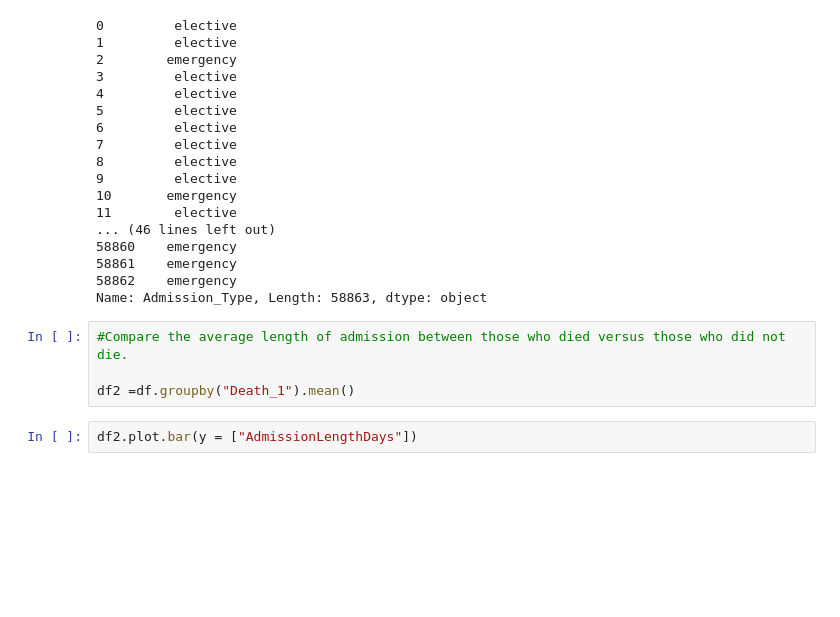
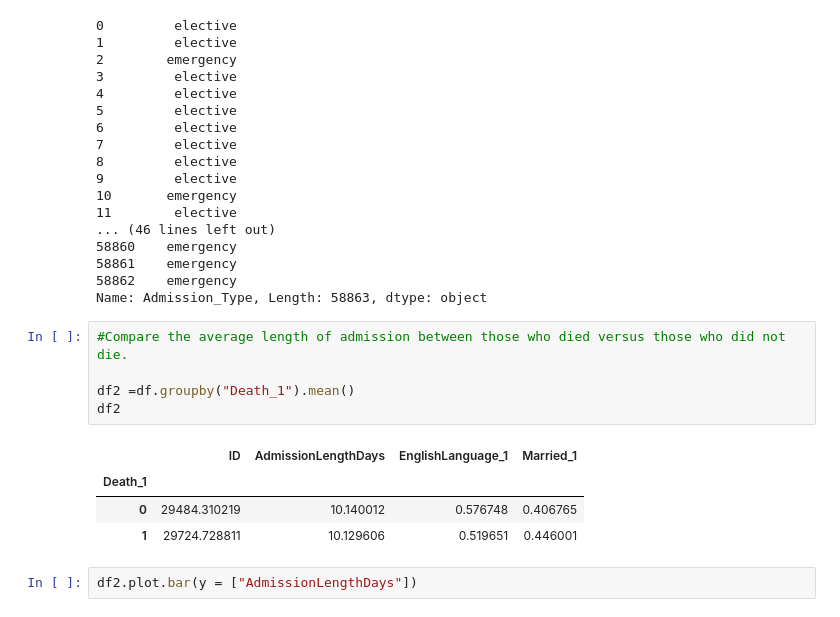
Before and after one commit to mdominguez0/MDST, a Jupyter notebook: Checkpoint3.ipynb, the cells around one changed output. Saved outputs shown, nothing was run; the diff lists cells and outputs as text; blank space fills up the shorter version.

```diff
--- a/Checkpoint3.ipynb
+++ b/Checkpoint3.ipynb
@@ -129,7 +127,13 @@ Name: Admission_Type, Length: 58863, dtype: object
 # %%
 #Compare the average length of admission between those who died versus those who did not die.
 
 df2 =df.groupby("Death_1").mean()
+df2
+# %% [output]
+|  | ID | AdmissionLengthDays | EnglishLanguage_1 | Married_1 |
+| Death_1 |  |  |  |  |
+| 0 | 29484.310219 | 10.140012 | 0.576748 | 0.406765 |
+| 1 | 29724.728811 | 10.129606 | 0.519651 | 0.446001 |
 # %%
 df2.plot.bar(y = ["AdmissionLengthDays"])
 # %% [output]
```
Also changed, not shown: parts of 3 cells of this notebook.
